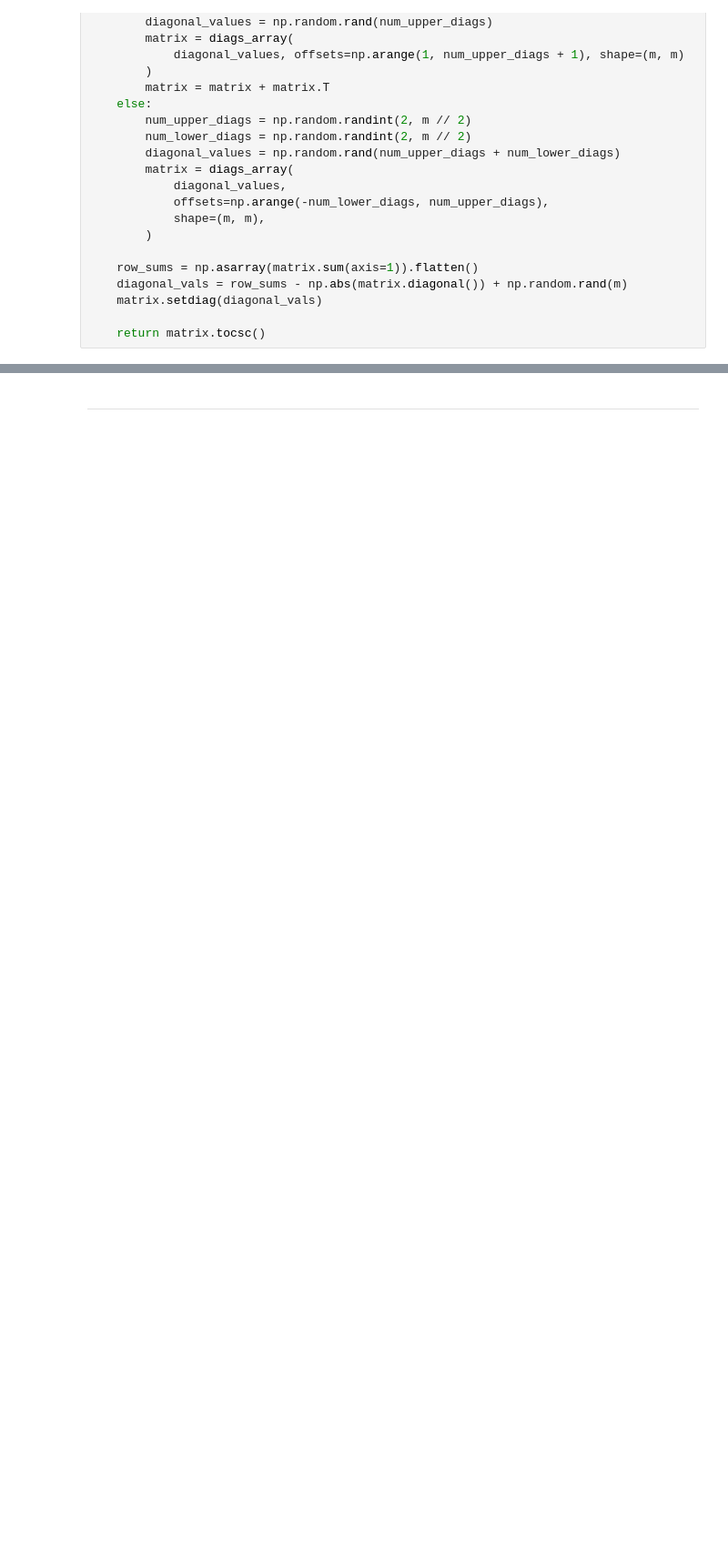
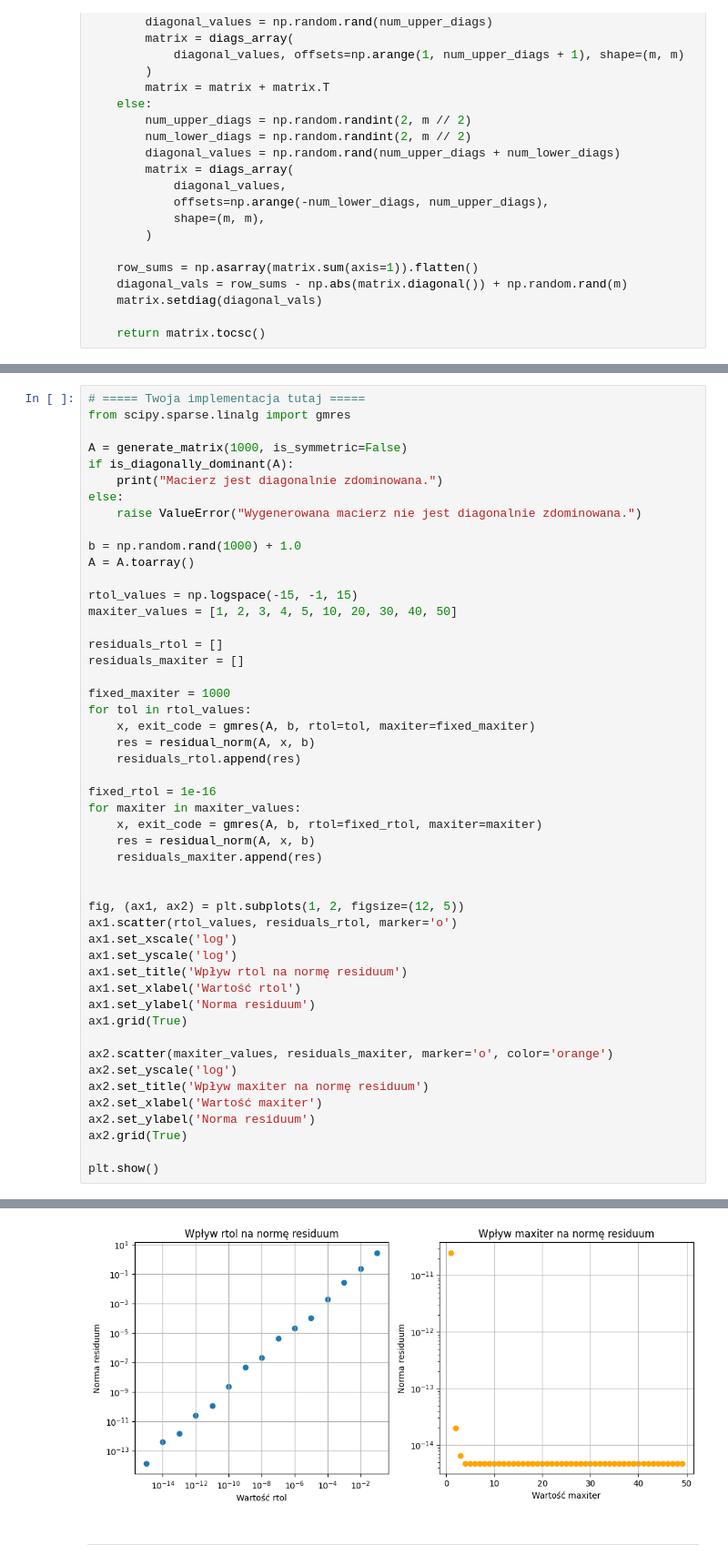
Before and after one commit to MN-KJ-2025/lab-6-sparse-matrix-jasiu3pl, a Jupyter notebook: sprawozdanie.ipynb, the cells around one changed output, grey strips where cells are left out. Shown at 91% size. Saved outputs shown, nothing was run; the diff lists cells and outputs as text; blank space fills up the shorter version.

```diff
--- a/sprawozdanie.ipynb
+++ b/sprawozdanie.ipynb
@@ -255,0 +229,50 @@ ValueError: Wygenerowana macierz nie jest diagonalnie zdominowana.
+# %%
+# ===== Twoja implementacja tutaj =====
+from scipy.sparse.linalg import gmres
+
+A = generate_matrix(1000, is_symmetric=False)
+if is_diagonally_dominant(A):
+    print("Macierz jest diagonalnie zdominowana.")
+else:
+    raise ValueError("Wygenerowana macierz nie jest diagonalnie zdominowana.")
+
+b = np.random.rand(1000) + 1.0
+A = A.toarray()
+
+rtol_values = np.logspace(-15, -1, 15)
+maxiter_values = [1, 2, 3, 4, 5, 10, 20, 30, 40, 50]
+
+residuals_rtol = []
+residuals_maxiter = []
+
+fixed_maxiter = 1000
+for tol in rtol_values:
+    x, exit_code = gmres(A, b, rtol=tol, maxiter=fixed_maxiter)
+    res = residual_norm(A, x, b)
+    residuals_rtol.append(res)
+
+fixed_rtol = 1e-16
+for maxiter in maxiter_values:
+    x, exit_code = gmres(A, b, rtol=fixed_rtol, maxiter=maxiter)
+    res = residual_norm(A, x, b)
+    residuals_maxiter.append(res)
+
+
+fig, (ax1, ax2) = plt.subplots(1, 2, figsize=(12, 5))
+ax1.scatter(rtol_values, residuals_rtol, marker='o')
+ax1.set_xscale('log')
+ax1.set_yscale('log')
+ax1.set_title('Wpływ rtol na normę residuum')
+ax1.set_xlabel('Wartość rtol')
+ax1.set_ylabel('Norma residuum')
+ax1.grid(True)
+
+ax2.scatter(maxiter_values, residuals_maxiter, marker='o', color='orange')
+ax2.set_yscale('log')
+ax2.set_title('Wpływ maxiter na normę residuum')
+ax2.set_xlabel('Wartość maxiter')
+ax2.set_ylabel('Norma residuum')
+ax2.grid(True)
+
+plt.show()
+# %% [output]
@@ -256,3 +280,4 @@ ValueError: Wygenerowana macierz nie jest diagonalnie zdominowana.
+[figure, added]
 # %% [markdown]
 ---
 # %% [markdown]
```
Also changed, not shown: parts of 2 cells of this notebook, 1 other file.
